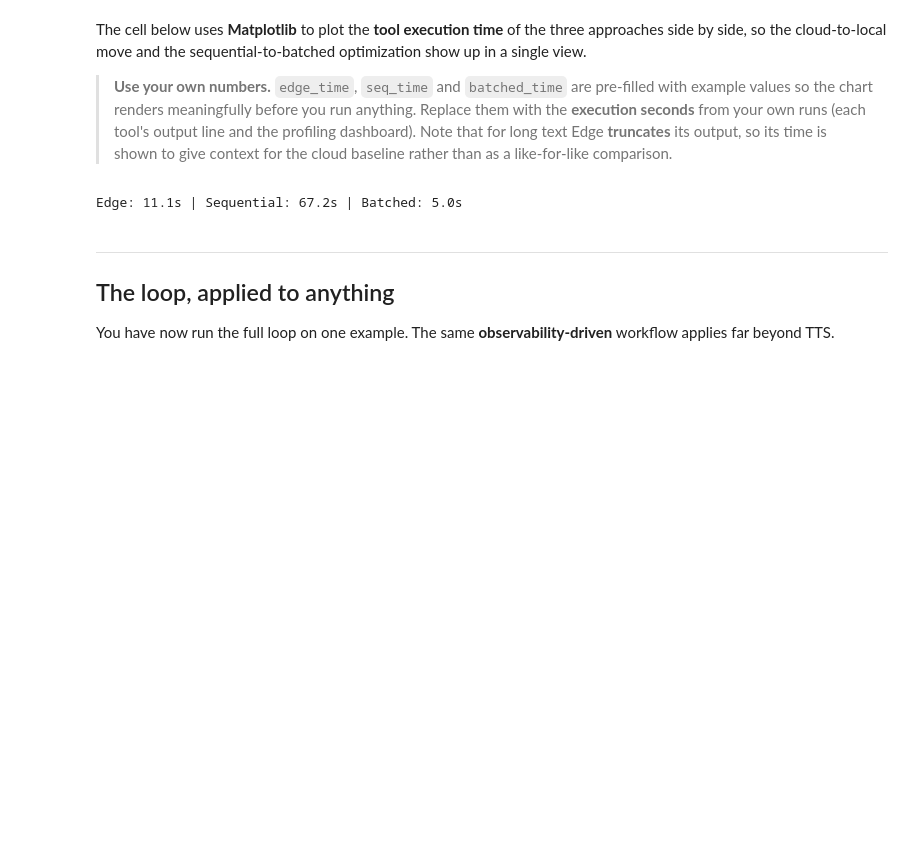
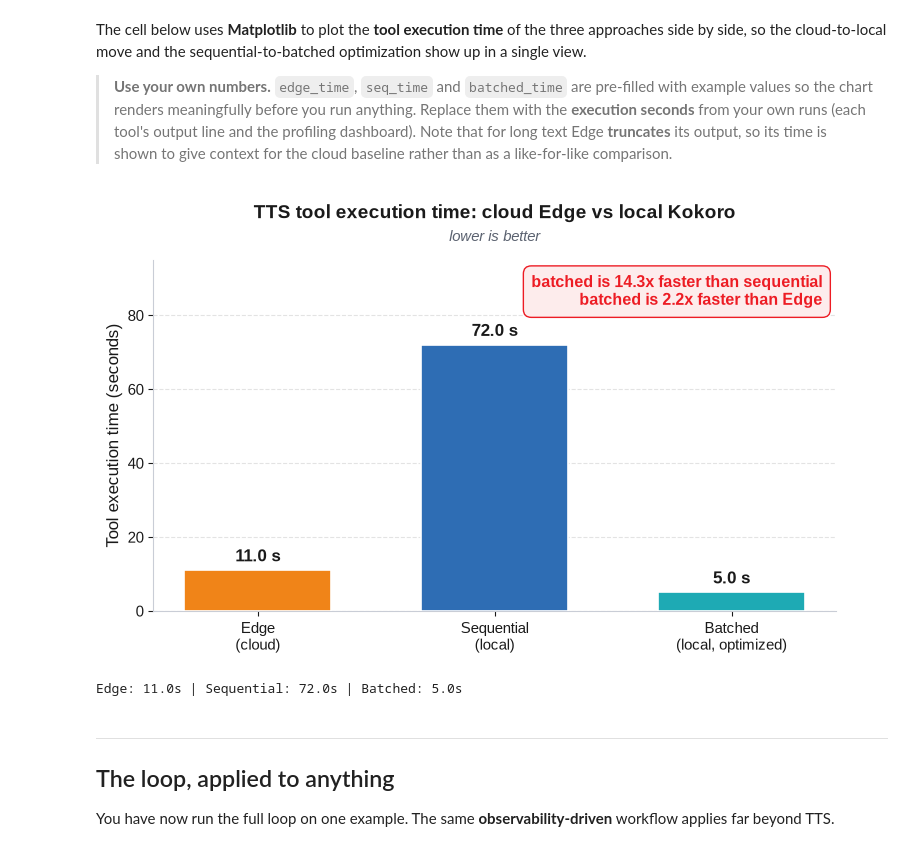
Before and after one commit to Jereshea-JM/amd-agentic-ai-profiling-workshop, a Jupyter notebook: tts_executed.ipynb, the cells around one changed output. Saved outputs shown, nothing was run; the diff lists cells and outputs as text; code cells hidden in the pictures; blank space fills up the shorter version.

```diff
--- a/tts_executed.ipynb
+++ b/tts_executed.ipynb
@@ -636,6 +637,7 @@ sequential-to-batched optimization show up in a single view.
 > **truncates** its output, so its time is shown to give context for the cloud
 > baseline rather than as a like-for-like comparison.
 # %%
+%matplotlib inline
 import os
 import matplotlib.pyplot as plt
 from matplotlib import font_manager
@@ -643,8 +645,8 @@ from matplotlib import font_manager
 # --- Tool execution time (seconds) for each approach ---
 # Default values; replace them with the execution seconds from your own runs,
 # taken from each tool's output line and the profiling dashboard.
-edge_time = 11.09      # Edge TTS (cloud) - note: truncates long text (~5 min cap)
-seq_time = 67.2      # Kokoro, sequential mode (local, unoptimized)
+edge_time = 11.0      # Edge TTS (cloud) - note: truncates long text (~5 min cap)
+seq_time = 72      # Kokoro, sequential mode (local, unoptimized)
 batched_time = 5.02    # Kokoro, batched mode (local, optimized)
 
 for _f in ("Arial", "Liberation Sans", "DejaVu Sans"):
@@ -679,34 +681,35 @@ ax.set_ylim(0, max(times) * 1.32)
 ax.bar_label(bars, fmt="%.1f s", padding=4, fontweight="bold",
              fontsize=12, color=INK)
 ax.tick_params(colors=INK, labelsize=11)
 
 notes = []
 if seq_time and batched_time:
     notes.append(f"batched is {seq_time / batched_time:.1f}x faster than sequential")
 if edge_time and batched_time:
     notes.append(f"batched is {edge_time / batched_time:.1f}x faster than Edge")
 if notes:
     ax.text(0.98, 0.96, "\n".join(notes), transform=ax.transAxes,
             ha="right", va="top", fontsize=11.5, fontweight="bold",
             color=AMD_RED,
             bbox=dict(boxstyle="round,pad=0.5", facecolor="#FDECEC",
                       edgecolor=AMD_RED, linewidth=1.0))
 
 for side in ("top", "right"):
     ax.spines[side].set_visible(False)
 for side in ("left", "bottom"):
     ax.spines[side].set_color("#C9CDD6")
 
 plt.tight_layout()
 os.makedirs("outputs", exist_ok=True)
 plt.savefig("outputs/tts_execution_comparison.png", dpi=150, bbox_inches="tight",
             facecolor="white")
 plt.show()
 
 print(f"Edge: {edge_time:.1f}s | Sequential: {seq_time:.1f}s | "
       f"Batched: {batched_time:.1f}s")
 # %% [output]
+[figure, added]
-Edge: 11.1s | Sequential: 67.2s | Batched: 5.0s
+Edge: 11.0s | Sequential: 72.0s | Batched: 5.0s
 # %% [markdown]
 ---
 
```
Also changed, not shown: parts of 4 cells of this notebook, 9 other files.
